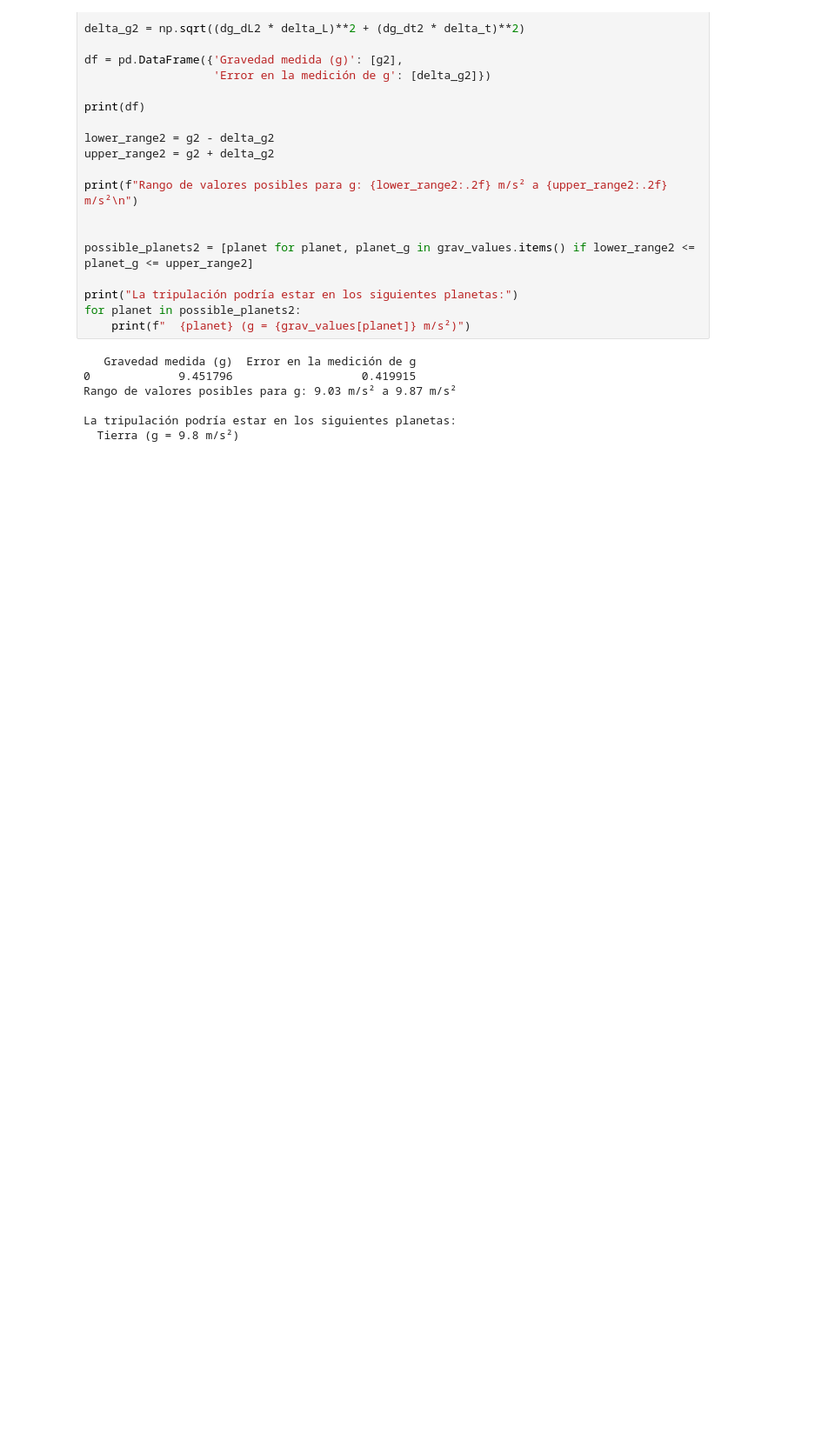
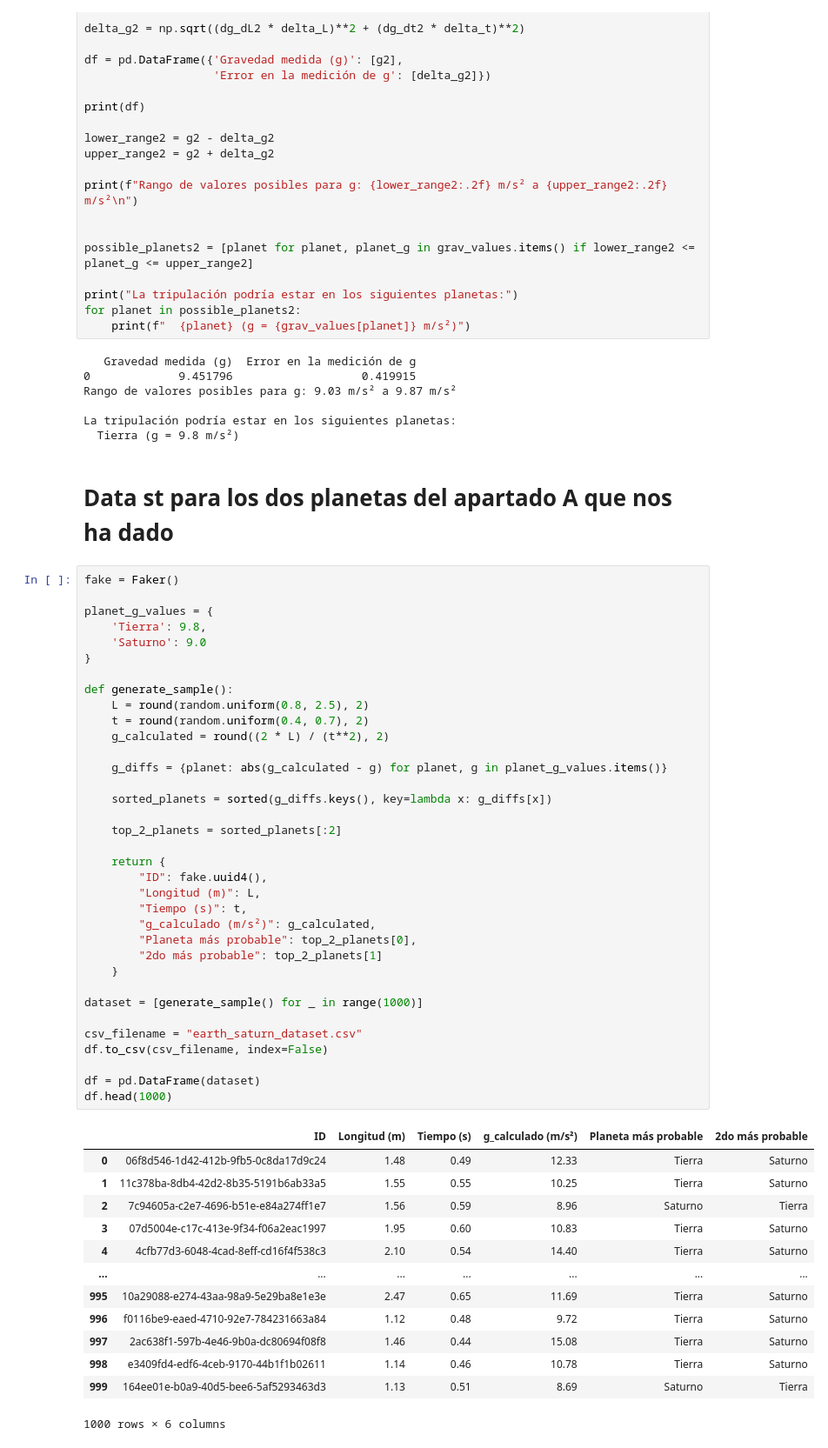
Before and after one commit to clauloro/Perdidos-en-el-espacio-1, a Jupyter notebook: dataset.ipynb, the cells around one changed output. Shown: that part at 87% size. Saved outputs shown, nothing was run; the diff lists cells and outputs as text; blank space fills up the shorter version.

```diff
--- a/dataset.ipynb
+++ b/dataset.ipynb
@@ -181,3 +181,54 @@ Rango de valores posibles para g: 9.03 m/s² a 9.87 m/s²
 
 La tripulación podría estar en los siguientes planetas:
   Tierra (g = 9.8 m/s²)
+# %% [markdown]
+# Data st para los dos planetas del apartado A que nos ha dado
+# %%
+fake = Faker()
+
+planet_g_values = {
+    'Tierra': 9.8,
+    'Saturno': 9.0
+}
+
+def generate_sample():
+    L = round(random.uniform(0.8, 2.5), 2)
+    t = round(random.uniform(0.4, 0.7), 2)
+    g_calculated = round((2 * L) / (t**2), 2)
+
+    g_diffs = {planet: abs(g_calculated - g) for planet, g in planet_g_values.items()}
+
+    sorted_planets = sorted(g_diffs.keys(), key=lambda x: g_diffs[x])
+
+    top_2_planets = sorted_planets[:2]
+
+    return {
+        "ID": fake.uuid4(),
+        "Longitud (m)": L,
+        "Tiempo (s)": t,
+        "g_calculado (m/s²)": g_calculated,
+        "Planeta más probable": top_2_planets[0],
+        "2do más probable": top_2_planets[1]
+    }
+
+dataset = [generate_sample() for _ in range(1000)]
+
+csv_filename = "earth_saturn_dataset.csv"
+df.to_csv(csv_filename, index=False)
+
+df = pd.DataFrame(dataset)
+df.head(1000)
+# %% [output]
+|  | ID | Longitud (m) | Tiempo (s) | g_calculado (m/s²) | Planeta más probable | 2do más probable |
+| 0 | 06f8d546-1d42-412b-9fb5-0c8da17d9c24 | 1.48 | 0.49 | 12.33 | Tierra | Saturno |
+| 1 | 11c378ba-8db4-42d2-8b35-5191b6ab33a5 | 1.55 | 0.55 | 10.25 | Tierra | Saturno |
+| 2 | 7c94605a-c2e7-4696-b51e-e84a274ff1e7 | 1.56 | 0.59 | 8.96 | Saturno | Tierra |
+| 3 | 07d5004e-c17c-413e-9f34-f06a2eac1997 | 1.95 | 0.60 | 10.83 | Tierra | Saturno |
+| 4 | 4cfb77d3-6048-4cad-8eff-cd16f4f538c3 | 2.10 | 0.54 | 14.40 | Tierra | Saturno |
+| ... | ... | ... | ... | ... | ... | ... |
+| 995 | 10a29088-e274-43aa-98a9-5e29ba8e1e3e | 2.47 | 0.65 | 11.69 | Tierra | Saturno |
+| 996 | f0116be9-eaed-4710-92e7-784231663a84 | 1.12 | 0.48 | 9.72 | Tierra | Saturno |
+| 997 | 2ac638f1-597b-4e46-9b0a-dc80694f08f8 | 1.46 | 0.44 | 15.08 | Tierra | Saturno |
+| 998 | e3409fd4-edf6-4ceb-9170-44b1f1b02611 | 1.14 | 0.46 | 10.78 | Tierra | Saturno |
+| 999 | 164ee01e-b0a9-40d5-bee6-5af5293463d3 | 1.13 | 0.51 | 8.69 | Saturno | Tierra |
+1000 rows × 6 columns
```
Also changed, not shown: parts of 2 cells of this notebook, 1 other file.
